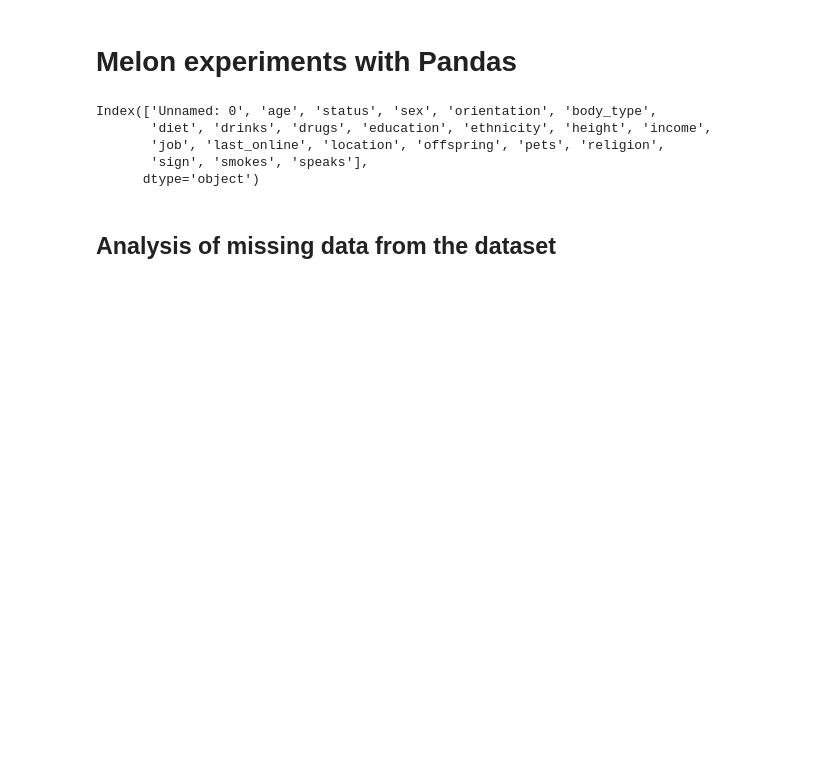
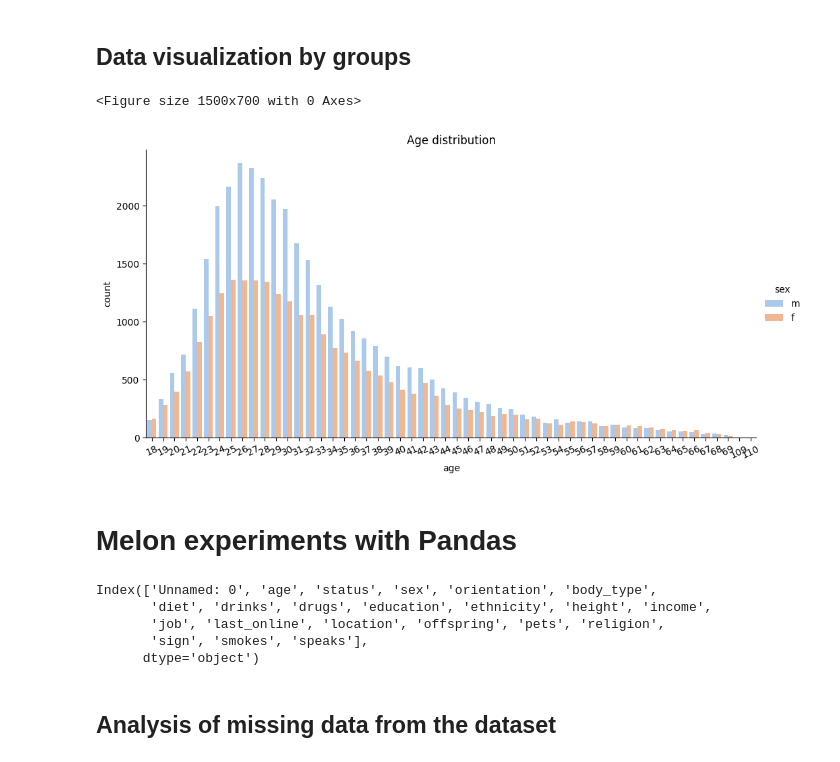
Before and after one commit to HR-Machine-Learning/HR_ML_Project1, a Jupyter notebook: src/01 Data analysis.ipynb, the cells around one changed output. Saved outputs shown, nothing was run; the diff lists cells and outputs as text; code cells hidden in the pictures; blank space fills up the shorter version.

```diff
--- a/src/01 Data analysis.ipynb
+++ b/src/01 Data analysis.ipynb
@@ -7,0 +126,2 @@ dataframe = pd.read_csv('../data/okcupid.csv')
+# %% [markdown]
+## Data visualization by groups
@@ -8,3 +130,23 @@ dataframe = pd.read_csv('../data/okcupid.csv')
+# %%
+# sns.countplot(y = 'age', data = my_data)
+plt.figure(figsize=(15, 7))
+
+sns.catplot(x = 'age',
+            data = okcupid_profiles,
+            kind = 'count',
+            palette = 'pastel',
+            hue = 'sex',
+            height = 5, # make the plot 5 units high
+            aspect = 2)
+
+plt.xticks(rotation = 25)
+
+plt.title('Age distribution')
+
+plt.show()
+# %% [output]
+<Figure size 1500x700 with 0 Axes>
+[figure, added]
 # %% [markdown]
 # Melon experiments with Pandas
 # %%
```
Also changed, not shown: parts of 12 cells of this notebook.
